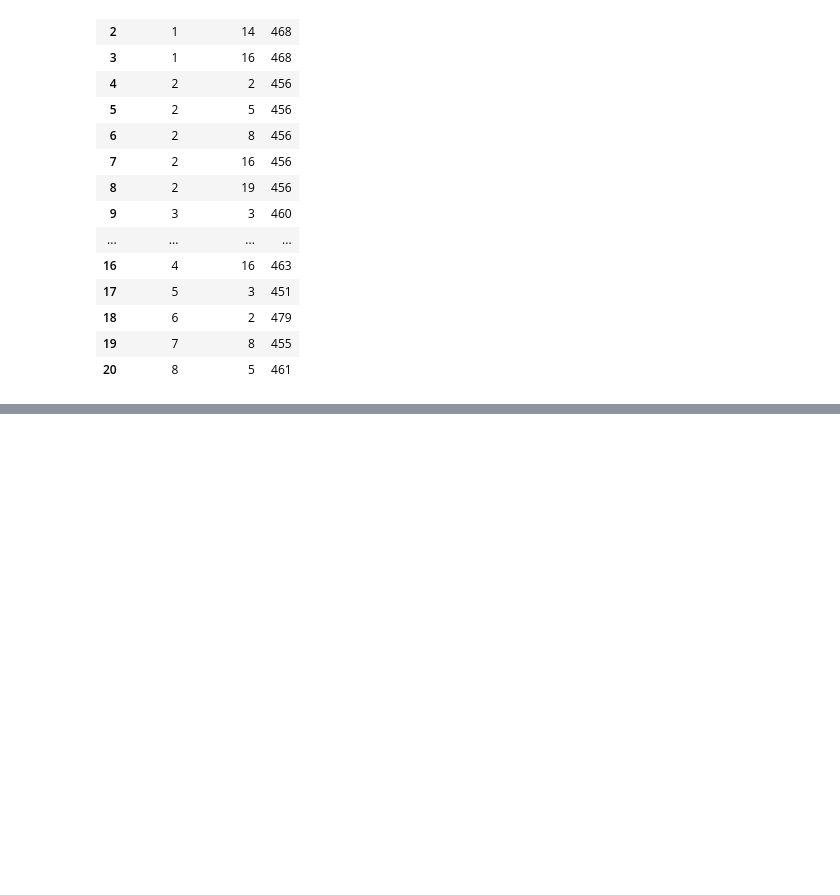
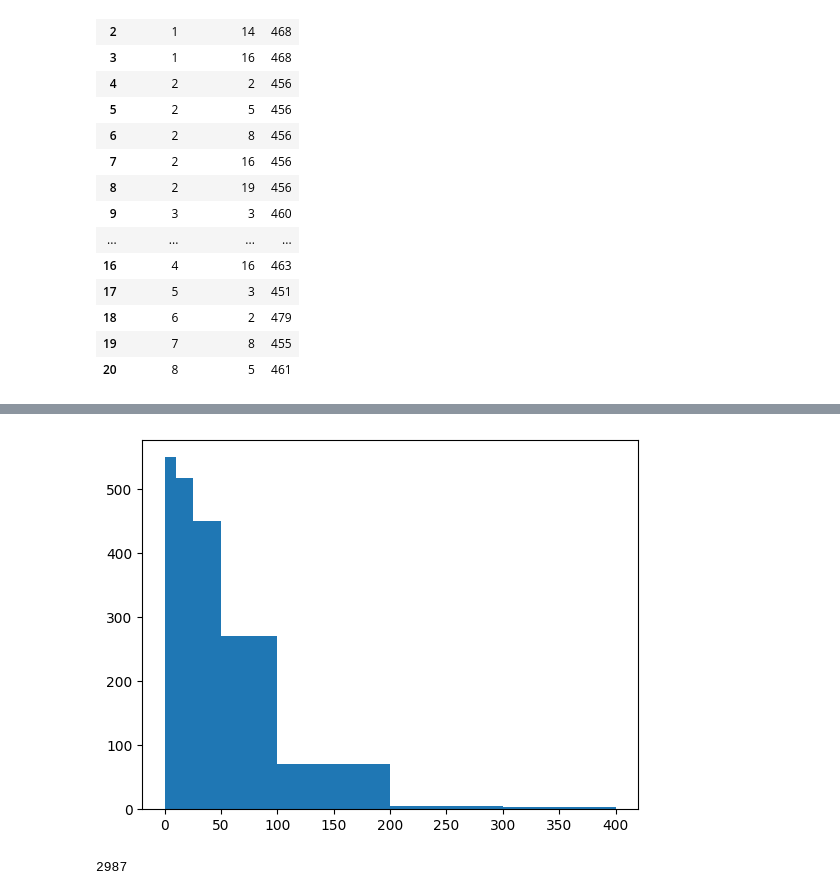
Before and after one commit to krinart/trend-pulse, a Jupyter notebook: notebooks/Trend Generation.ipynb, the cells around one changed output, grey strips where cells are left out. Saved outputs shown, nothing was run; the diff lists cells and outputs as text; code cells hidden in the pictures; blank space fills up the shorter version.

```diff
--- a/notebooks/Trend Generation.ipynb
+++ b/notebooks/Trend Generation.ipynb
@@ -534,0 +595,10 @@ df.rename(
+# %%
+timestamps = list(map(datetime.fromisoformat, df[df['trend_id'] == 1]['timestamp']))
+
+diff_seconds = []
+for t1, t2 in zip(timestamps, timestamps[1:]):
+    diff_seconds.append((t2 - t1).seconds)
+# %%
+plt.hist(diff_seconds, bins=[0, 10, 25, 50, 100, 200, 300, 400]);
+# %% [output]
+[figure, added]
@@ -534,0 +613,6 @@ df.rename(
+# %%
+# 2 19 2010-01-01T02:10:00+00:00
+points = trends_timeseries_heatmaps[2][19]['2010-01-01T02:10:00+00:00']
+len(points)
+# %% [output]
+2987
```
Also changed, not shown: parts of 8 cells of this notebook, 9 other files.
